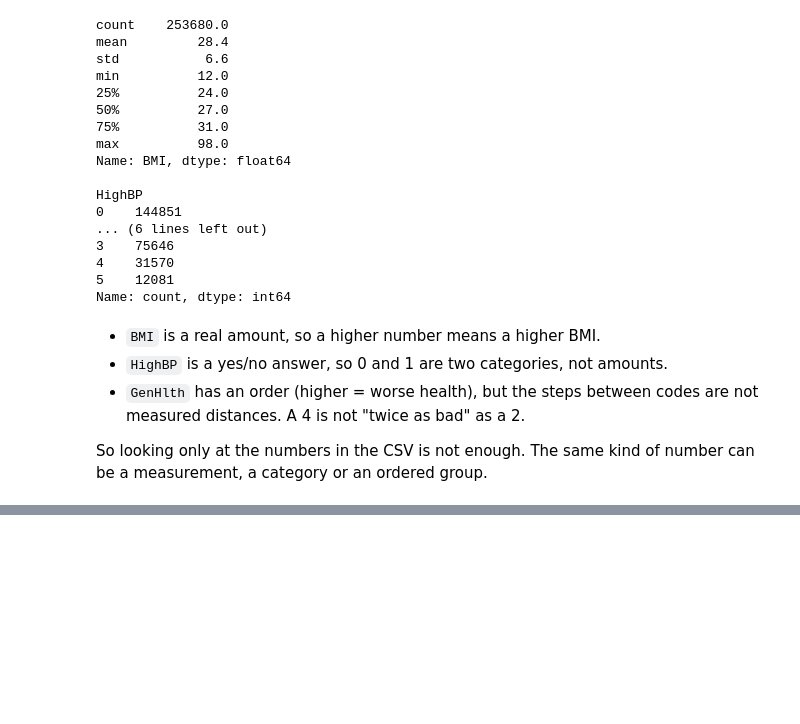
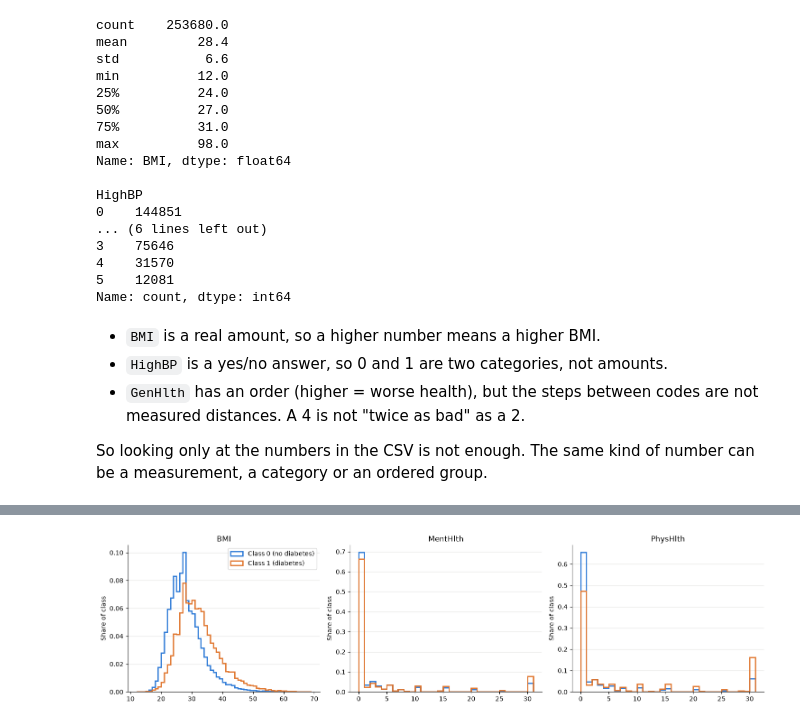
Before and after one commit to Muggenpvp/machine_learning_group2, a Jupyter notebook: assignment2/assignment2.ipynb, the cells around one changed output, grey strips where cells are left out. Drawn from its saved outputs; the diff is of its cells as text; code cells hidden in the pictures; blank space fills up the shorter version.

Commit message:
Step 2

```diff
--- a/assignment2/assignment2.ipynb
+++ b/assignment2/assignment2.ipynb
@@ -100,0 +111,11 @@ So looking only at the numbers in the CSV is not enough. The same kind of number
+# %%
+numerical = ['BMI', 'MentHlth', 'PhysHlth']
+binary = ['HighBP', 'HighChol', 'CholCheck', 'Smoker', 'Stroke', 'HeartDiseaseorAttack',
+          'PhysActivity', 'Fruits', 'Veggies', 'HvyAlcoholConsump', 'AnyHealthcare',
+          'NoDocbcCost', 'DiffWalk', 'Sex']
+ordered = ['GenHlth', 'Age', 'Education', 'Income']
+
+# Colors: blue for class 0 / "no", orange for class 1 / "yes"
+BLUE, ORANGE, GRID = '#2a78d6', '#e0742b', '#e5e5e3'
+overall_rate = y.mean()
+print(f'Share with diabetes overall: {overall_rate:.1%}')
@@ -100,0 +146,19 @@ So looking only at the numbers in the CSV is not enough. The same kind of number
+# %%
+fig, axes = plt.subplots(1, 3, figsize=(15, 4))
+bins = {'BMI': range(12, 70), 'MentHlth': range(0, 32), 'PhysHlth': range(0, 32)}
+
+for ax, col in zip(axes, numerical):
+    for cls, color, label in [(0, BLUE, 'Class 0 (no diabetes)'), (1, ORANGE, 'Class 1 (diabetes)')]:
+        ax.hist(df.loc[y == cls, col], bins=bins[col], density=True,
+                histtype='step', linewidth=2, color=color, label=label)
+    ax.set_title(col)
+    ax.set_ylabel('Share of class')
+    ax.set_axisbelow(True)
+    ax.grid(axis='y', color=GRID)
+    ax.spines[['top', 'right']].set_visible(False)
+
+axes[0].legend()
+plt.tight_layout()
+plt.show()
+# %% [output]
+[figure, added]
```
Also changed, not shown: parts of 14 cells of this notebook.
